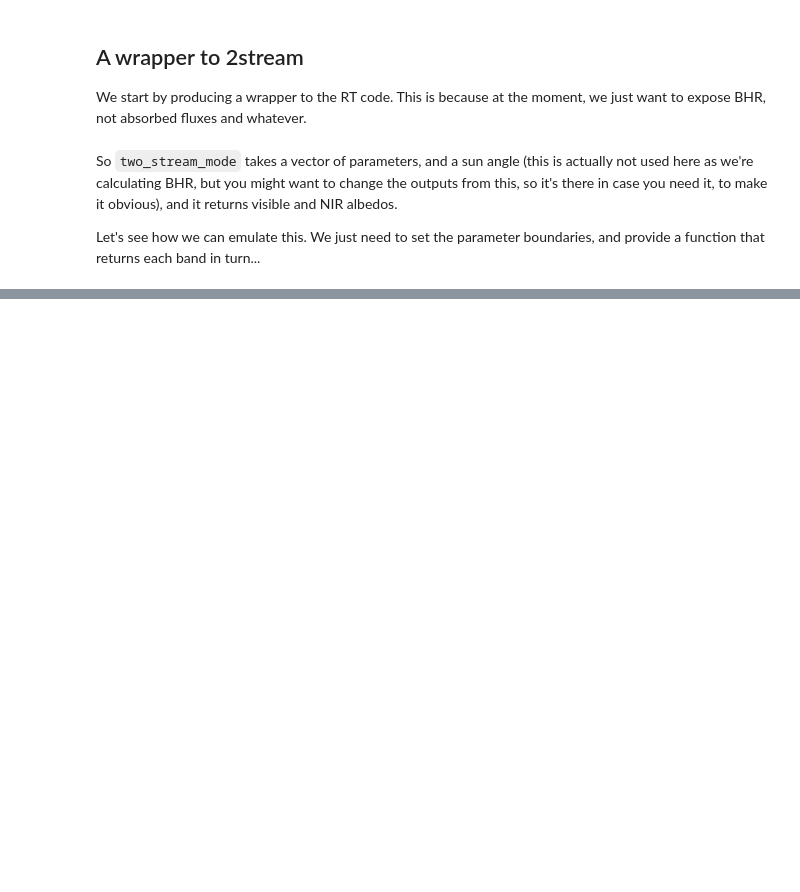
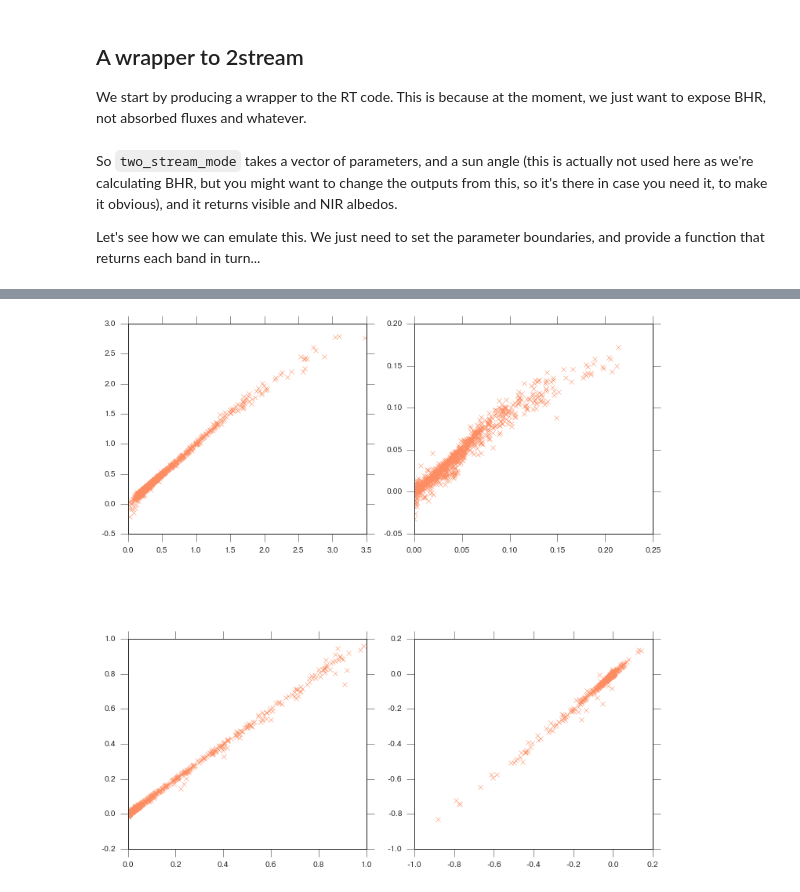
Before and after one commit to jgomezdans/two_stream, a Jupyter notebook: 01-Emulating_the_TIP.ipynb, the cells around one changed output, grey strips where cells are left out. Saved outputs shown, nothing was run; the diff lists cells and outputs as text; code cells hidden in the pictures; blank space fills up the shorter version.

```diff
--- a/01-Emulating_the_TIP.ipynb
+++ b/01-Emulating_the_TIP.ipynb
@@ -160,0 +177,8 @@ axs[1].set_xlabel ( "TIP albedo NIR [-]")
+# %%
+plt.figure(figsize=(12,12))
+gp, validate, validate_output, validate_gradient, emulated_validation, emulated_gradient = emulation_test[0]
+for i,p in enumerate( [ 0,1,2,6] ):
+    plt.subplot( 2,2,i+1)
+    plt.plot ( validate_gradient[:,p], emulated_gradient[:,p], 'x')
+# %% [output]
+[figure, added]
```
Also changed, not shown: parts of 6 cells of this notebook.
